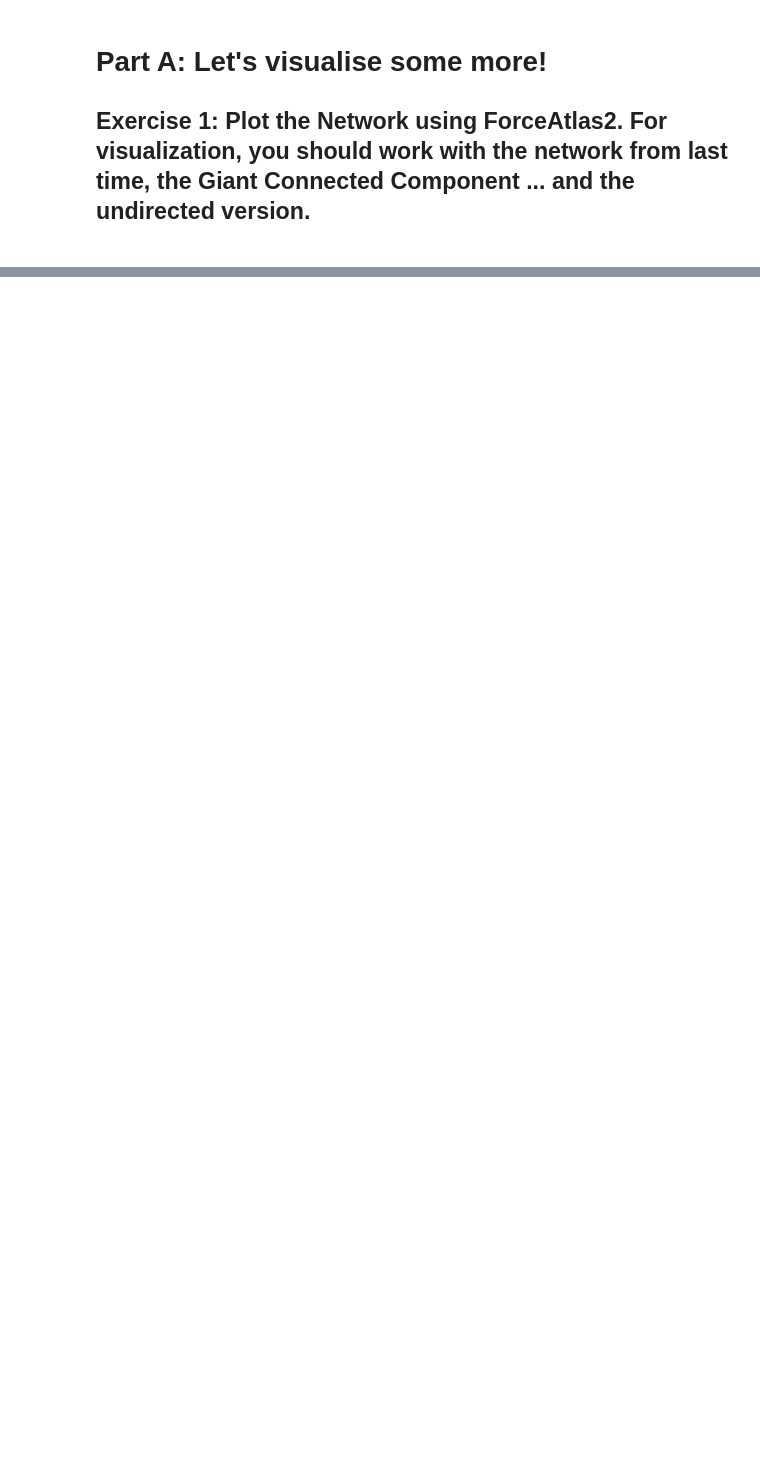
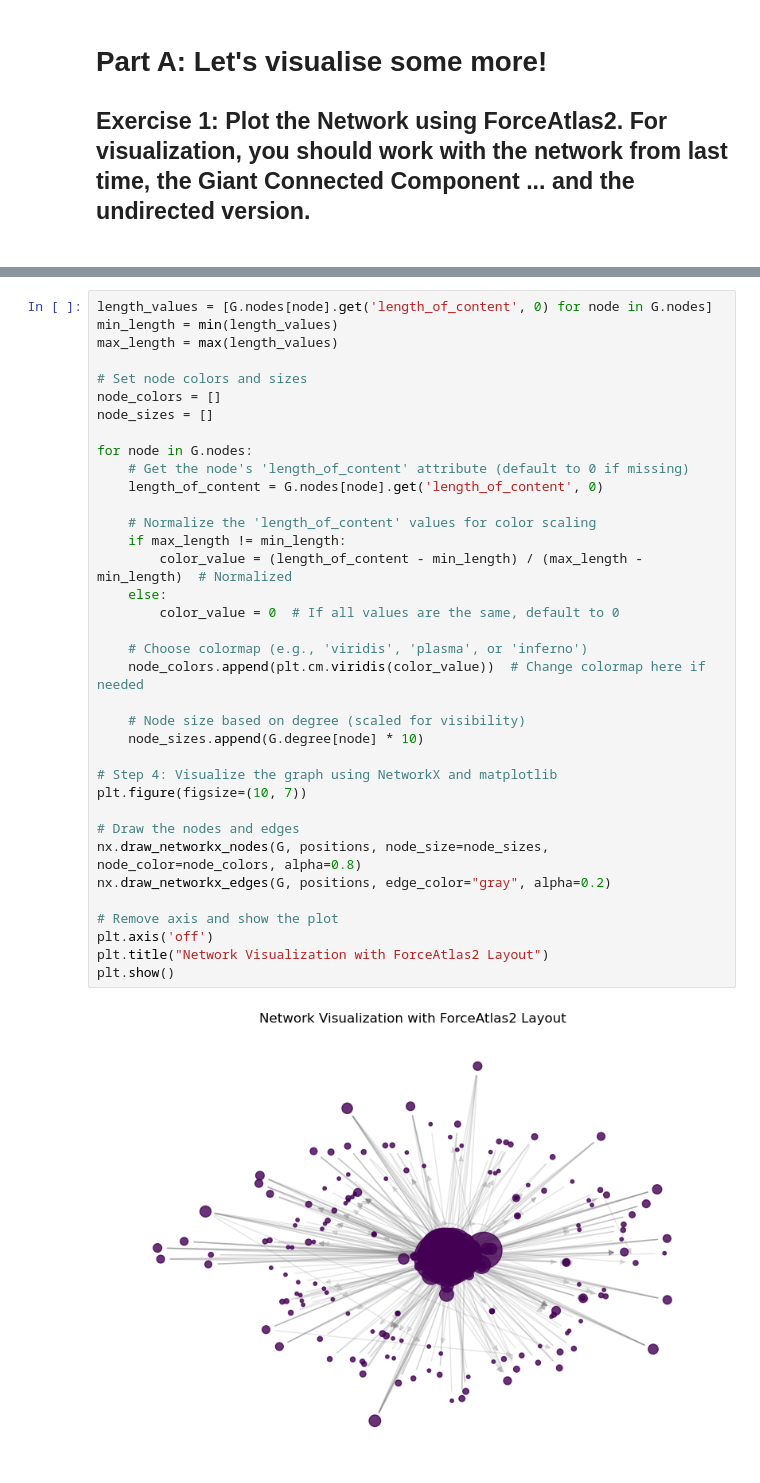
Before and after one commit to Ayafahim/social_graphs, a Jupyter notebook: Alec-jawa/week5/partA.ipynb, the cells around one changed output, grey strips where cells are left out. Cells and saved outputs as stored; diff of their text form; blank space fills up the shorter version.

```diff
--- a/Alec-jawa/week5/partA.ipynb
+++ b/Alec-jawa/week5/partA.ipynb
@@ -71,0 +73,38 @@ AdjustSpeedAndApplyForces step  took  0.66  seconds
+# %%
+length_values = [G.nodes[node].get('length_of_content', 0) for node in G.nodes]
+min_length = min(length_values)
+max_length = max(length_values)
+
+# Set node colors and sizes
+node_colors = []
+node_sizes = []
+
+for node in G.nodes:
+    # Get the node's 'length_of_content' attribute (default to 0 if missing)
+    length_of_content = G.nodes[node].get('length_of_content', 0)
+
+    # Normalize the 'length_of_content' values for color scaling
+    if max_length != min_length:
+        color_value = (length_of_content - min_length) / (max_length - min_length)  # Normalized
+    else:
+        color_value = 0  # If all values are the same, default to 0
+
+    # Choose colormap (e.g., 'viridis', 'plasma', or 'inferno')
+    node_colors.append(plt.cm.viridis(color_value))  # Change colormap here if needed
+
+    # Node size based on degree (scaled for visibility)
+    node_sizes.append(G.degree[node] * 10)
+
+# Step 4: Visualize the graph using NetworkX and matplotlib
+plt.figure(figsize=(10, 7))
+
+# Draw the nodes and edges
+nx.draw_networkx_nodes(G, positions, node_size=node_sizes, node_color=node_colors, alpha=0.8)
+nx.draw_networkx_edges(G, positions, edge_color="gray", alpha=0.2)
+
+# Remove axis and show the plot
+plt.axis('off')
+plt.title("Network Visualization with ForceAtlas2 Layout")
+plt.show()
+# %% [output]
+[figure, added]
```
Also changed, not shown: parts of 10 cells of this notebook.
